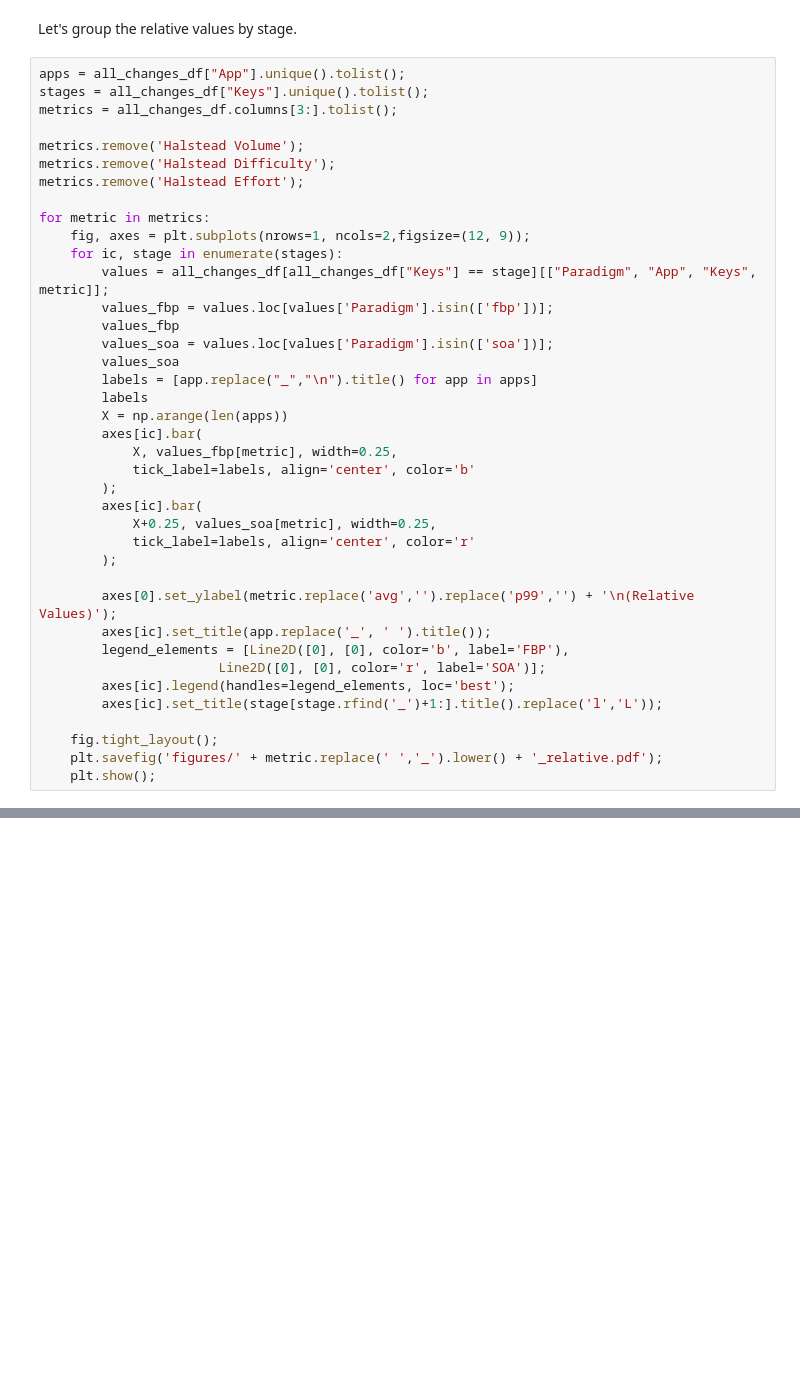
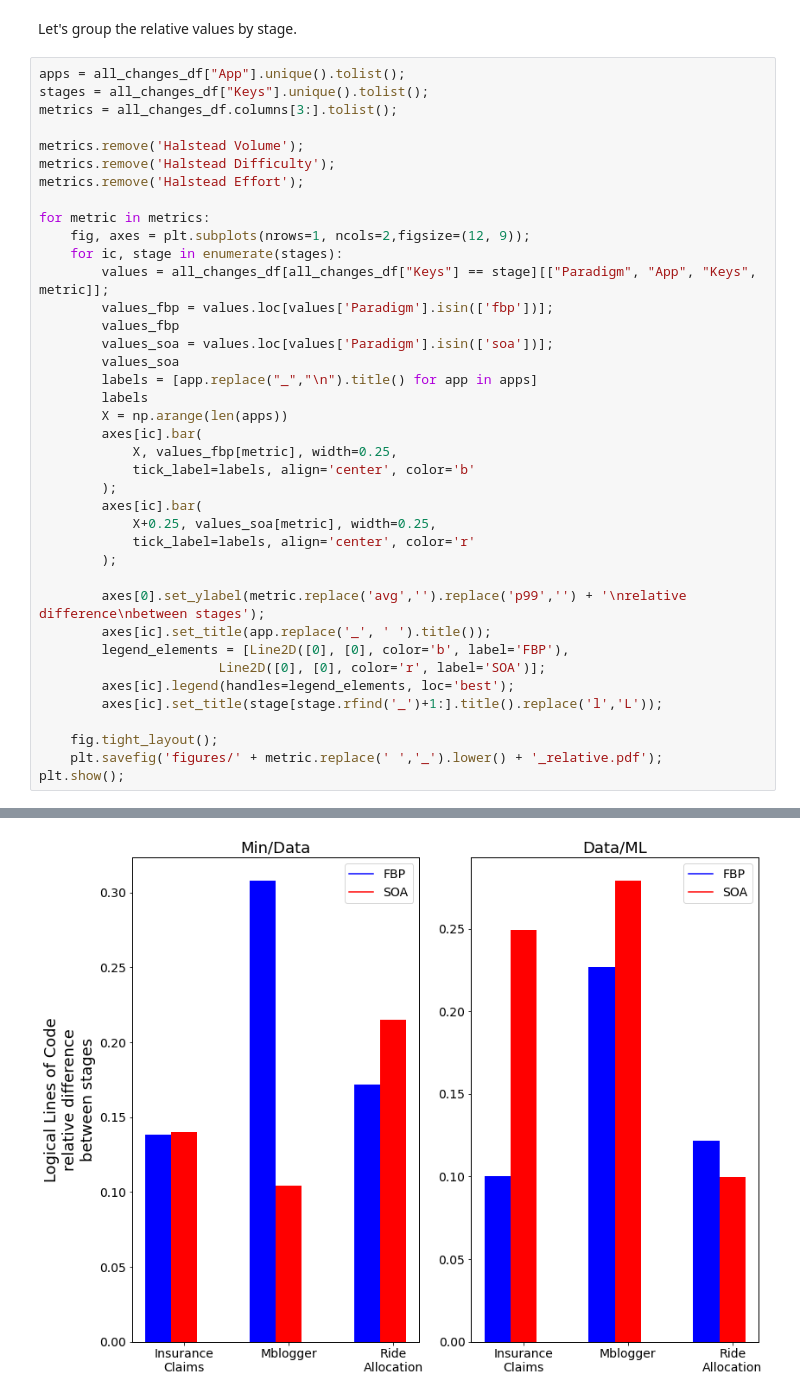
Before and after one commit to mlatcl/fbp-vs-soa, a Jupyter notebook: metrics_analysis.ipynb, the cells around one changed output, grey strips where cells are left out. Saved outputs shown, nothing was run; the diff lists cells and outputs as text; blank space fills up the shorter version.

Commit message:
Fixed matplotlib printing, plots for component diff

```diff
--- a/metrics_analysis.ipynb
+++ b/metrics_analysis.ipynb
@@ -379,7 +375,7 @@ for metric in metrics:
             tick_label=labels, align='center', color='r'
         );
 
-        axes[0].set_ylabel(metric.replace('avg','').replace('p99','') + '\n(Relative Values)');
+        axes[0].set_ylabel(metric.replace('avg','').replace('p99','') + '\nrelative difference\nbetween stages');
         axes[ic].set_title(app.replace('_', ' ').title());
         legend_elements = [Line2D([0], [0], color='b', label='FBP'),
                        Line2D([0], [0], color='r', label='SOA')];
@@ -388,5 +384,5 @@ for metric in metrics:
 
     fig.tight_layout();
     plt.savefig('figures/' + metric.replace(' ','_').lower() + '_relative.pdf');
-    plt.show();
+plt.show();
 # %% [output]
@@ -417,0 +389 @@ Text(0.5, 1.0, 'Min/Data')
+[figure, added]
```
Also changed, not shown: parts of 7 cells of this notebook.
